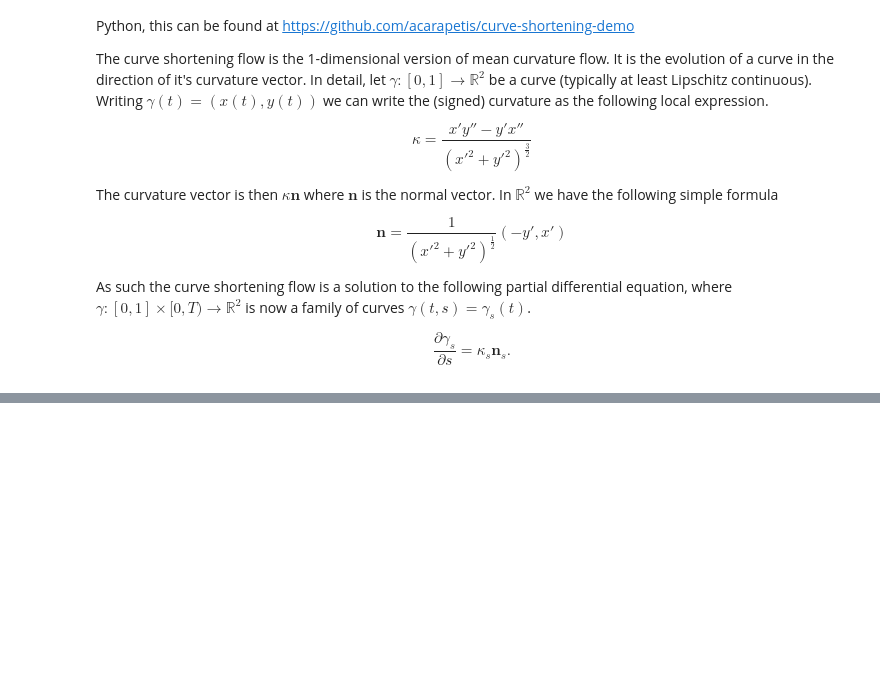
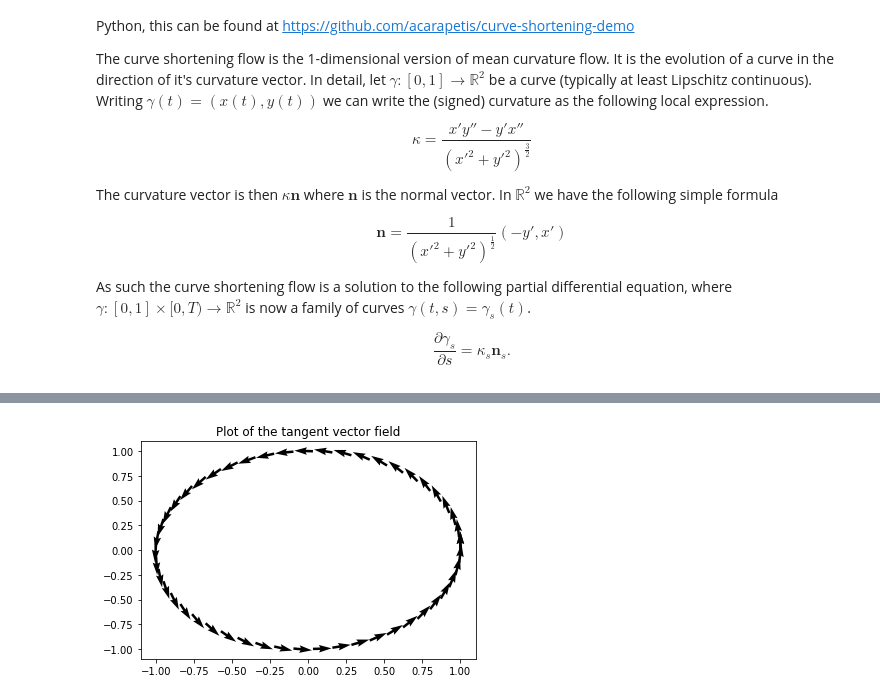
Before and after one commit to bwdGitHub/CurveShorteningFlow, a Jupyter notebook: Curve Shortening Flow.ipynb, the cells around one changed output, grey strips where cells are left out. Saved outputs shown, nothing was run; the diff lists cells and outputs as text; code cells hidden in the pictures; blank space fills up the shorter version.

```diff
--- a/Curve Shortening Flow.ipynb
+++ b/Curve Shortening Flow.ipynb
@@ -88,8 +39,0 @@ plt.show()
-# %%
-def approximate_normal(x,y):
-    tx,ty = approximate_tangent(x,y)
-    return -ty, tx
-nx,ny = approximate_normal(x[:,0], y[:,0])
-plt.quiver(x[:,0],y[:,0], nx,ny)
-plt.plot(x[:,0], y[:,0])
-plt.show()
@@ -190,0 +182,4 @@ HTML(anim.to_html5_video())
+# %%
+circle.tangent_plot()
+# %% [output]
+[figure, added]
```
Also changed, not shown: parts of 25 cells of this notebook.
